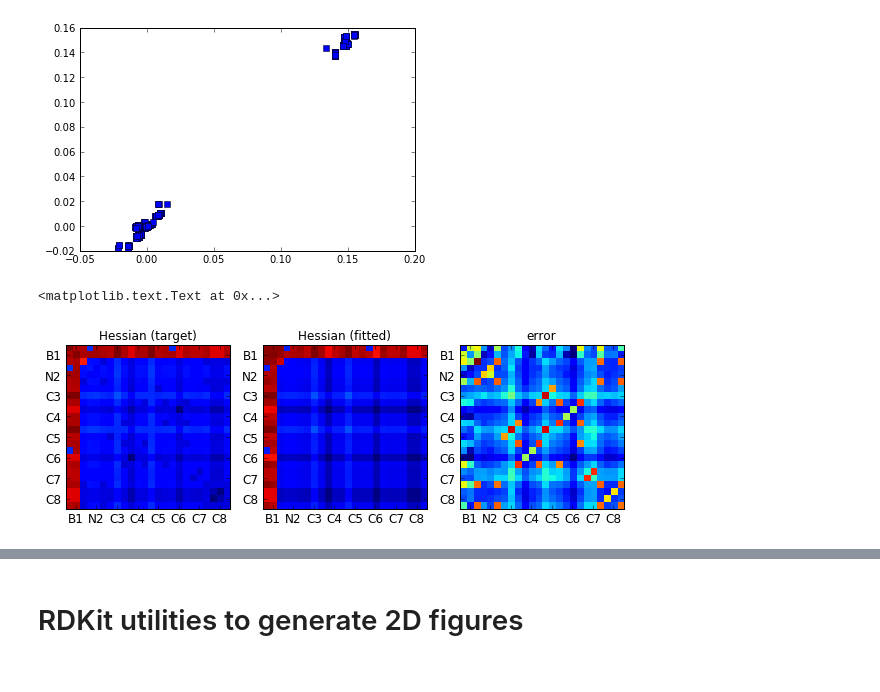
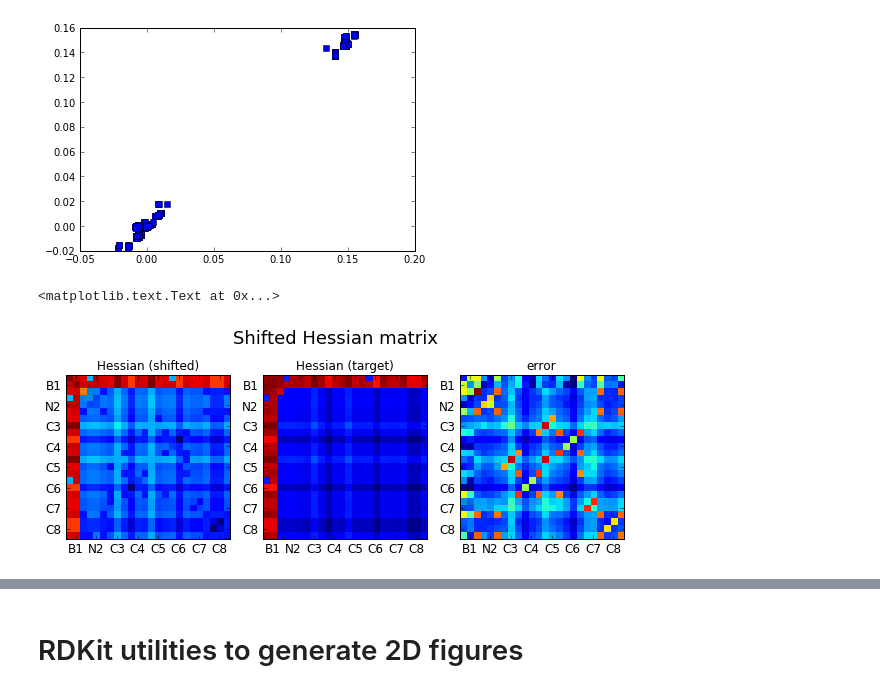
Before and after one commit to SamKChang/phononic_Tc_20170712, a Jupyter notebook: 01_finiteDifferenceTest/structure_test.ipynb, the cells around one changed output, grey strips where cells are left out. Saved outputs shown, nothing was run; the diff lists cells and outputs as text; code cells hidden in the pictures.

```diff
--- a/01_finiteDifferenceTest/structure_test.ipynb
+++ b/01_finiteDifferenceTest/structure_test.ipynb
@@ -539,0 +546,18 @@ If we assume a fitted Hessian can be obtained, the predition error of should not
+# %%
+# construct shifted Hessian matrix element
+dE_BN1_shift = np.zeros(dE_BN1_prd.shape)
+
+# mask for different groupts
+mask_gp1 = dE_BN1_tar > 0.1
+mask_gp2 = dE_BN1_tar <= 0.1
+mask_finite = np.isfinite(dE_BN1_prd)
+mask_nan = np.isnan(dE_BN1_prd)
+
+dE_BN1_shift[mask_gp1] = dE_BN1_prd[mask_gp1] + 0.14
+dE_BN1_shift[mask_gp2 * mask_finite] = dE_BN1_prd[mask_gp2 * mask_finite]
+
+# for the moment, failed prediction are simply set to zero error.
+# afterall 4 entries out of 576 should not affect too much
+dE_BN1_fit[mask_nan] = dE_BN1_tar[mask_nan]
+
+plt.plot(dE_BN1_shift, dE_BN1_tar, ls='', marker='s')
@@ -573,14 +600,15 @@ def Hessian_plot(Hessian, ax=None, atom_labels=None):
 # %%
 BN1_labels = ['%s%d' % (mol_BN1.type_list[j], j+1) for j in range(mol_BN1.N)]
 
 fig, [ax1, ax2, ax3] = plt.subplots(1, 3, figsize=(10, 3))
-Hessian_fit = Hessian_from_list(dE_BN1_fit)
-Hessian_plot(Hessian_fit, ax=ax1, atom_labels = BN1_labels)
+Hessian_shift = Hessian_from_list(dE_BN1_shift)
+Hessian_plot(Hessian_shift, ax=ax1, atom_labels = BN1_labels)
 Hessian_plot(Hessians_tar[0],ax=ax2,atom_labels = BN1_labels)
 Hessian_plot(Hessians_tar[0] - Hessian_fit, ax=ax3, atom_labels = BN1_labels)
-ax1.set_title(r'Hessian (target)')
-ax2.set_title(r'Hessian (fitted)')
+ax1.set_title(r'Hessian (shifted)')
+ax2.set_title(r'Hessian (target)')
 ax3.set_title(r'error')
+fig.suptitle("Shifted Hessian matrix", y=1.1, fontsize=18)
 # %% [output]
 <matplotlib.text.Text at 0x...>
-[figure, old version]
+[figure, new version]
```
Also changed, not shown: parts of 8 cells of this notebook.
